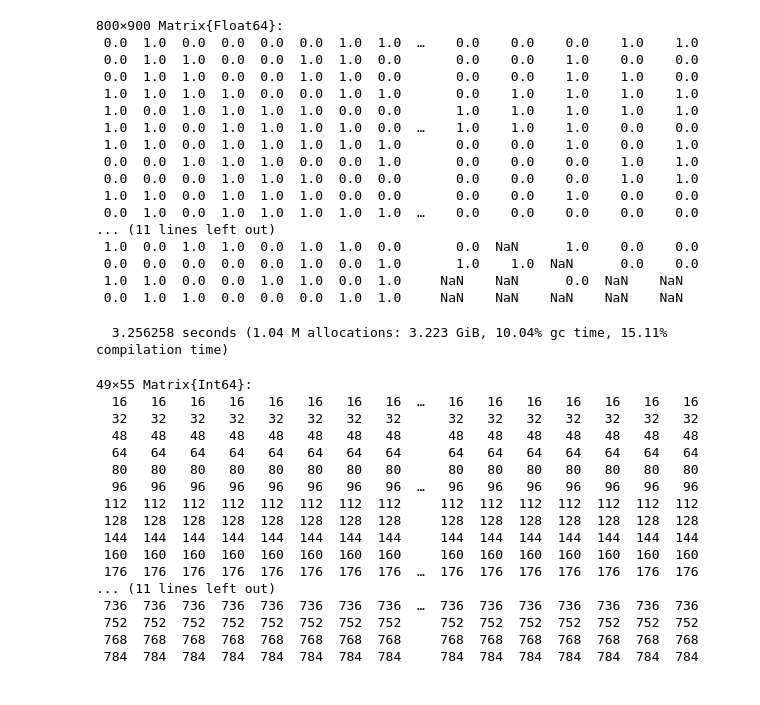
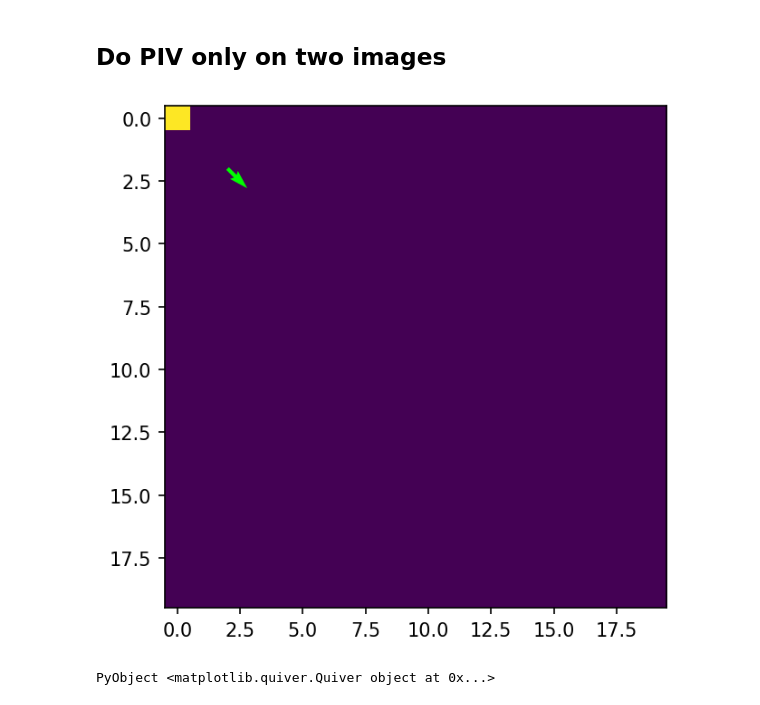
Before and after one commit to rzhou-space/PIV_analysis_headon_data, a Jupyter notebook: RedBeads/RedBeads_PIV.ipynb, the cells around one changed output. Drawn from its saved outputs; the diff is of its cells as text; code cells hidden in the pictures.

```diff
--- a/RedBeads/RedBeads_PIV.ipynb
+++ b/RedBeads/RedBeads_PIV.ipynb
@@ -53,52 +47,2 @@ red_beads
-# %%
-img1 = red_beads[:, :, 300]
-img2 = red_beads[:, :, 301]
-# %% [output]
-800×900 Matrix{Float64}:
- 0.0  1.0  0.0  0.0  0.0  0.0  1.0  1.0  …    0.0    0.0    0.0    1.0    1.0
- 0.0  1.0  1.0  0.0  0.0  1.0  1.0  0.0       0.0    0.0    1.0    0.0    0.0
- 0.0  1.0  1.0  0.0  0.0  1.0  1.0  0.0       0.0    0.0    1.0    1.0    0.0
- 1.0  1.0  1.0  1.0  0.0  0.0  1.0  1.0       0.0    1.0    1.0    1.0    1.0
- 1.0  0.0  1.0  1.0  1.0  1.0  0.0  0.0       1.0    1.0    1.0    1.0    1.0
- 1.0  1.0  0.0  1.0  1.0  1.0  1.0  0.0  …    1.0    1.0    1.0    0.0    0.0
- 1.0  1.0  0.0  1.0  1.0  1.0  1.0  1.0       0.0    0.0    1.0    0.0    1.0
- 0.0  0.0  1.0  1.0  1.0  0.0  0.0  1.0       0.0    0.0    0.0    1.0    1.0
- 0.0  0.0  0.0  1.0  1.0  1.0  0.0  0.0       0.0    0.0    0.0    1.0    1.0
- 1.0  1.0  0.0  1.0  1.0  1.0  0.0  0.0       0.0    0.0    1.0    0.0    0.0
- 0.0  1.0  0.0  1.0  1.0  1.0  1.0  1.0  …    0.0    0.0    0.0    0.0    0.0
-... (11 lines left out)
- 1.0  0.0  1.0  1.0  0.0  1.0  1.0  0.0       0.0  NaN      1.0    0.0    0.0
- 0.0  0.0  0.0  0.0  0.0  1.0  0.0  1.0       1.0    1.0  NaN      0.0    0.0
- 1.0  1.0  0.0  0.0  1.0  1.0  0.0  1.0     NaN    NaN      0.0  NaN    NaN
- 0.0  1.0  1.0  0.0  0.0  0.0  1.0  1.0     NaN    NaN    NaN    NaN    NaN
-# %%
-params = multi_quickPIV.setPIVParameters(interSize=(32, 32), searchMargin=(64, 64), step=(16, 16),
-                                        threshold=0.2, filtFun=(M)->(sum(M)/length(M)))
-@time VF, SN = multi_quickPIV.PIV( img1, img2, params)
-
-IA_size = multi_quickPIV._isize(params)[1:2]
-IA_step = multi_quickPIV._step(params)[1:2]
-
-U = VF[ 1, :, : ];
-V = VF[ 2, :, : ];
-xgrid = [(x-1)*IA_step[2] + div(IA_size[2],2) for y in 1:size(U,1), x in 1:size(U,2)]
-ygrid = [(y-1)*IA_step[1] + div(IA_size[1],2) for y in 1:size(U,1), x in 1:size(U,2)]
-# %% [output]
-  3.256258 seconds (1.04 M allocations: 3.223 GiB, 10.04% gc time, 15.11% compilation time)
-49×55 Matrix{Int64}:
-  16   16   16   16   16   16   16   16  …   16   16   16   16   16   16   16
-  32   32   32   32   32   32   32   32      32   32   32   32   32   32   32
-  48   48   48   48   48   48   48   48      48   48   48   48   48   48   48
-  64   64   64   64   64   64   64   64      64   64   64   64   64   64   64
-  80   80   80   80   80   80   80   80      80   80   80   80   80   80   80
-  96   96   96   96   96   96   96   96  …   96   96   96   96   96   96   96
- 112  112  112  112  112  112  112  112     112  112  112  112  112  112  112
- 128  128  128  128  128  128  128  128     128  128  128  128  128  128  128
- 144  144  144  144  144  144  144  144     144  144  144  144  144  144  144
- 160  160  160  160  160  160  160  160     160  160  160  160  160  160  160
- 176  176  176  176  176  176  176  176  …  176  176  176  176  176  176  176
-... (11 lines left out)
- 736  736  736  736  736  736  736  736  …  736  736  736  736  736  736  736
- 752  752  752  752  752  752  752  752     752  752  752  752  752  752  752
- 768  768  768  768  768  768  768  768     768  768  768  768  768  768  768
- 784  784  784  784  784  784  784  784     784  784  784  784  784  784  784
+# %% [markdown]
+## Do PIV only on two images
@@ -104,0 +55,25 @@ ygrid = [(y-1)*IA_step[1] + div(IA_size[1],2) for y in 1:size(U,1), x in 1:size(
+# %%
+test_img1 = zeros(20, 20)
+test_img1[1, 1] = 1
+test_img2 = zeros(20, 20)
+test_img2[2,2] = 1
+
+pivparams = multi_quickPIV.setPIVParameters(interSize=(4, 4), searchMargin=(16, 16), step=(2, 2))
+VF, _ = multi_quickPIV.PIV( test_img1, test_img2, pivparams, precision=16)
+
+IA = multi_quickPIV._isize(pivparams)
+ST = multi_quickPIV._step(pivparams)
+
+U = VF[ 1, :, : ];
+V = VF[ 2, :, : ];
+M = sqrt.( U .^ 2 .+ V .^ 2 ); # Magnitude of the vectors.
+ygrid = [ ( y - 1 )*ST[1] + div( IA[1], 2 ) for y in 1:size(U,1), x in 1:size(U,2) ]
+xgrid = [ ( x - 1 )*ST[2] + div( IA[2], 2 ) for y in 1:size(U,1), x in 1:size(U,2) ]
+
+PyPlot.figure( dpi=150 );
+
+PyPlot.imshow( test_img1 )
+PyPlot.quiver( xgrid[1, 1], ygrid[1, 1], V[1, 1], -U[1, 1], color="lime")
+# %% [output]
+[figure, added]
+PyObject <matplotlib.quiver.Quiver object at 0x...>
```
Also changed, not shown: parts of 12 cells of this notebook.
